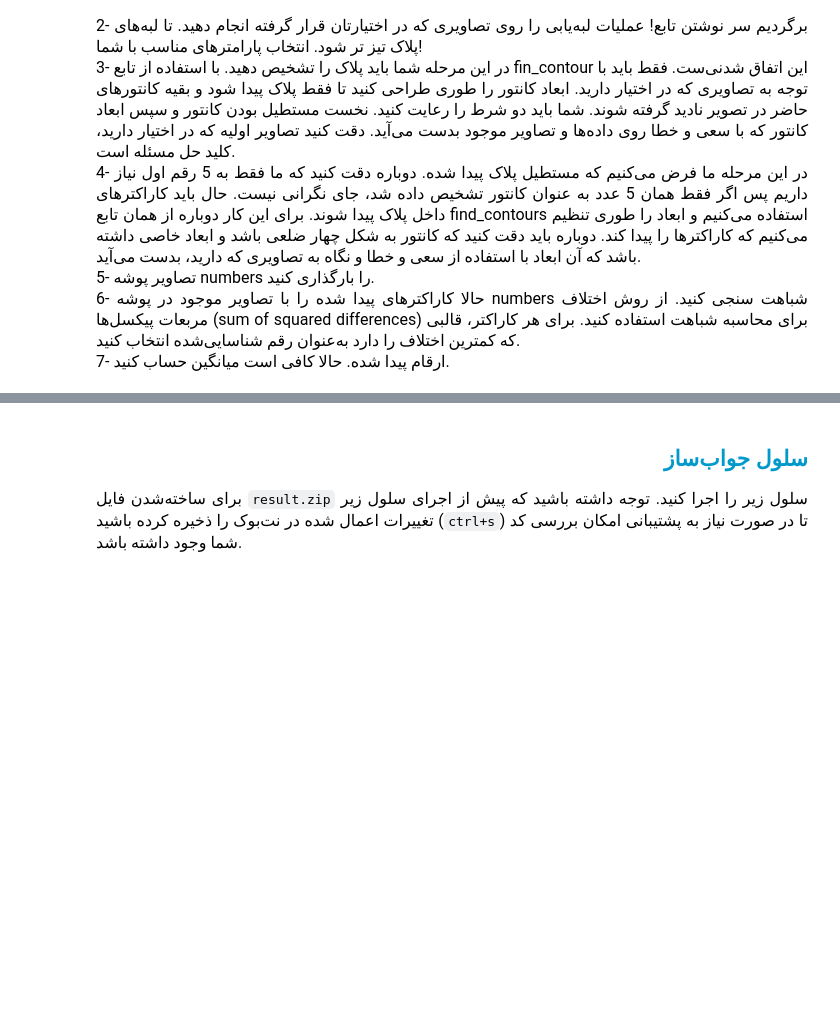
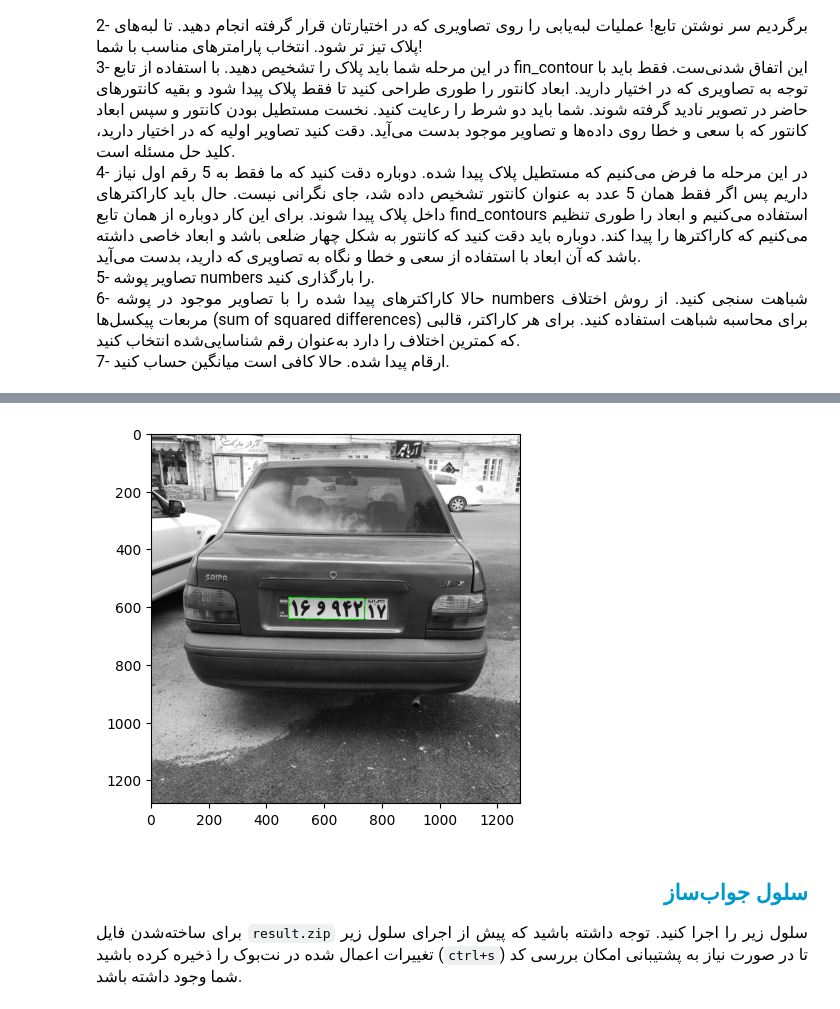
Before and after one commit to mahajialirezaei/image-processing-codes, a Jupyter notebook: Project 3/Plate_Mean/code.ipynb, the cells around one changed output, grey strips where cells are left out. Saved outputs shown, nothing was run; the diff lists cells and outputs as text; code cells hidden in the pictures; blank space fills up the shorter version.

Commit message:
imp find_plate

```diff
--- a/Project 3/Plate_Mean/code.ipynb
+++ b/Project 3/Plate_Mean/code.ipynb
@@ -35,6 +35,10 @@
 import cv2
 import numpy as np
 import os
+import matplotlib.pyplot as plt
+
+
+img = cv2.imread('cars/257.png')
 # %% [markdown]
 <h2 align=right style="line-height:200%;font-family:vazir;color:#0099cc">
 <font face="vazir" color="#0099cc">
@@ -69,12 +73,56 @@ import os
 7- ارقام پیدا شده. حالا کافی است میانگین حساب کنید.
 </font>
 </p>
-# %%
-def process_plate(image):
-
-
-     if ...:
-
-        return 'True' if average > 6.5 else 'False'
-
-    return 'False'
+# %%
+import cv2
+import numpy as np
+import matplotlib.pyplot as plt
+
+
+def process_plate(image):
+        def find_plate(image):
+            if len(image.shape) == 3:
+                gray = cv2.cvtColor(image, cv2.COLOR_BGR2GRAY)
+            else:
+                gray = image.copy()
+
+            _, binary_img = cv2.threshold(gray, 0, 255, cv2.THRESH_BINARY + cv2.THRESH_OTSU)
+
+            res = cv2.findContours(binary_img, cv2.RETR_LIST, cv2.CHAIN_APPROX_SIMPLE)
+            contours = res[0] if len(res) == 2 else res[1]
+            max_a = 0
+            cnt_find = []
+            for cnt in contours:
+
+                area = cv2.contourArea(cnt)
+                peri = cv2.arcLength(cnt, True)
+                approx = cv2.approxPolyDP(cnt, 0.02 * peri, True)
+                if (peri/4)**2 == area:
+                    continue
+
+                x, y, w, h = cv2.boundingRect(approx)
+
+                if not (20< w<= 400 and 20<h <= 105):
+                    continue
+
+                print("bbox:", x, y, w, h)
+                if area > max_a:
+                    cnt_find= cnt
+                    max_a = area
+                # break
+
+            if cnt_find is None:
+                print("No contour found.")
+                return None
+
+            vis = cv2.cvtColor(gray, cv2.COLOR_GRAY2BGR)
+            cv2.drawContours(vis, [cnt_find], -1, (0,255,0), 2)
+            plt.imshow(cv2.cvtColor(vis, cv2.COLOR_BGR2RGB))
+
+
+            return cnt_find
+        plate = find_plate(image)
+
+
+process_plate(image=img)
+# %% [output]
@@ -81,3 +146,4 @@ def process_plate(image):
+[figure, added]
 # %% [markdown]
 <h2 align=right style="line-height:200%;font-family:vazir;color:#0099cc">
 <font face="vazirmatn" color="#0099cc">
```
Also changed, not shown: parts of 1 cell of this notebook.
